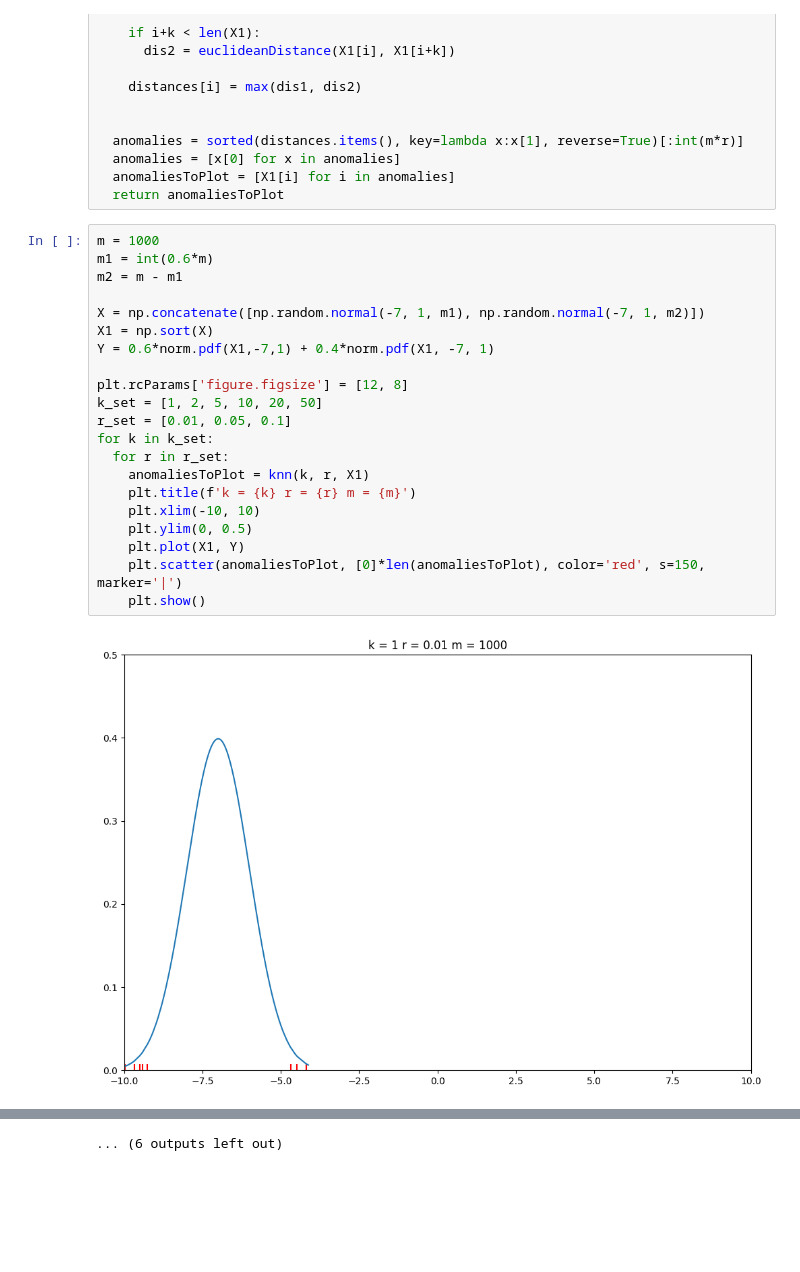
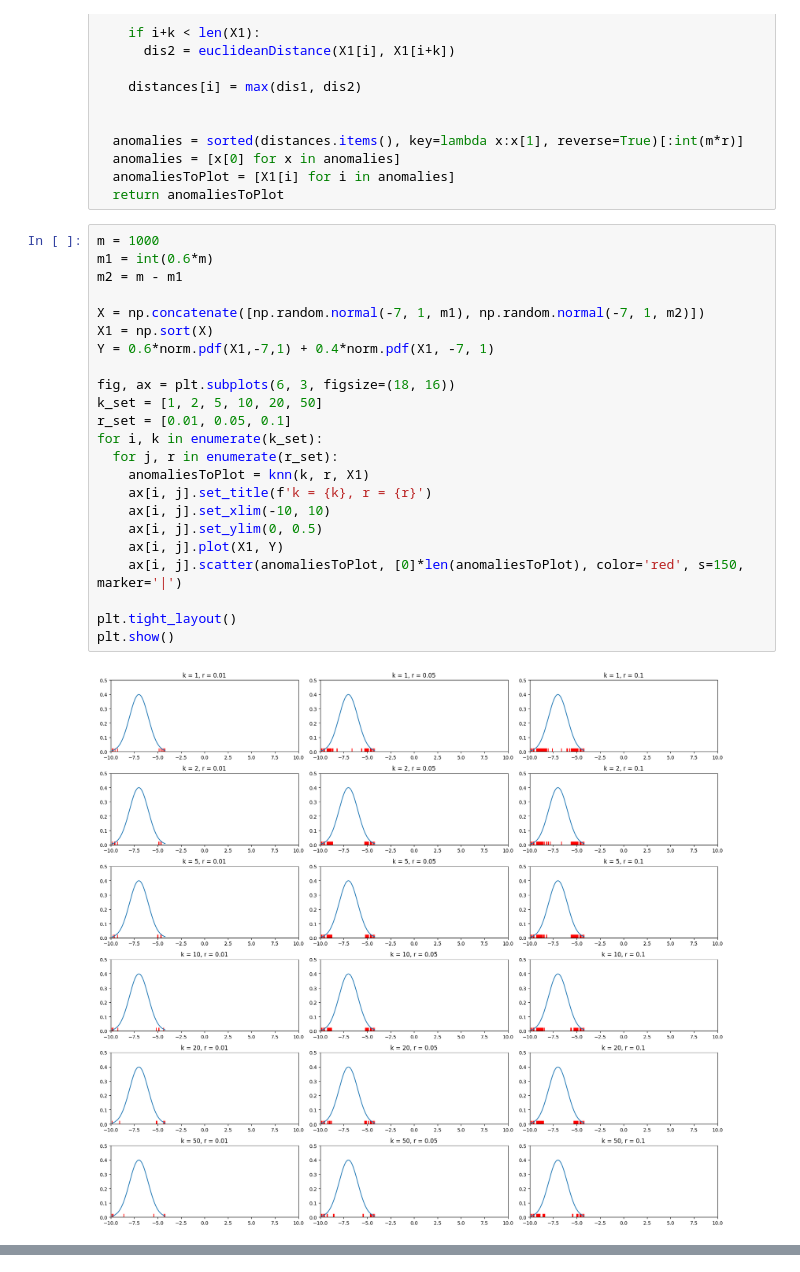
Before and after one commit to m-orlewski/american-universities-eda, a Jupyter notebook: Labs/Lab3.ipynb, the cells around one changed output, grey strips where cells are left out. Saved outputs shown, nothing was run; the diff lists cells and outputs as text; blank space fills up the shorter version.

Commit message:
subplots

```diff
--- a/Labs/Lab3.ipynb
+++ b/Labs/Lab3.ipynb
@@ -32,23 +32,25 @@ def knn(k, r, X1):
 # %%
 m = 1000
 m1 = int(0.6*m)
 m2 = m - m1
 
 X = np.concatenate([np.random.normal(-7, 1, m1), np.random.normal(-7, 1, m2)])
 X1 = np.sort(X)
 Y = 0.6*norm.pdf(X1,-7,1) + 0.4*norm.pdf(X1, -7, 1)
 
-plt.rcParams['figure.figsize'] = [12, 8]
+fig, ax = plt.subplots(6, 3, figsize=(18, 16))
 k_set = [1, 2, 5, 10, 20, 50]
 r_set = [0.01, 0.05, 0.1]
-for k in k_set:
-  for r in r_set:
+for i, k in enumerate(k_set):
+  for j, r in enumerate(r_set):
     anomaliesToPlot = knn(k, r, X1)
-    plt.title(f'k = {k} r = {r} m = {m}')
-    plt.xlim(-10, 10)
-    plt.ylim(0, 0.5)
-    plt.plot(X1, Y)
-    plt.scatter(anomaliesToPlot, [0]*len(anomaliesToPlot), color='red', s=150, marker='|')
-    plt.show()
+    ax[i, j].set_title(f'k = {k}, r = {r}')
+    ax[i, j].set_xlim(-10, 10)
+    ax[i, j].set_ylim(0, 0.5)
+    ax[i, j].plot(X1, Y)
+    ax[i, j].scatter(anomaliesToPlot, [0]*len(anomaliesToPlot), color='red', s=150, marker='|')
+
+plt.tight_layout()
+plt.show()
 # %% [output]
-[figure, old version]
+[figure, new version]
@@ -66,4 +57,3 @@ for k in k_set:
-... (6 outputs left out)
 # %%
 m = 1000
 m1 = int(0.6*m)
```
Also changed, not shown: parts of 3 cells of this notebook.
